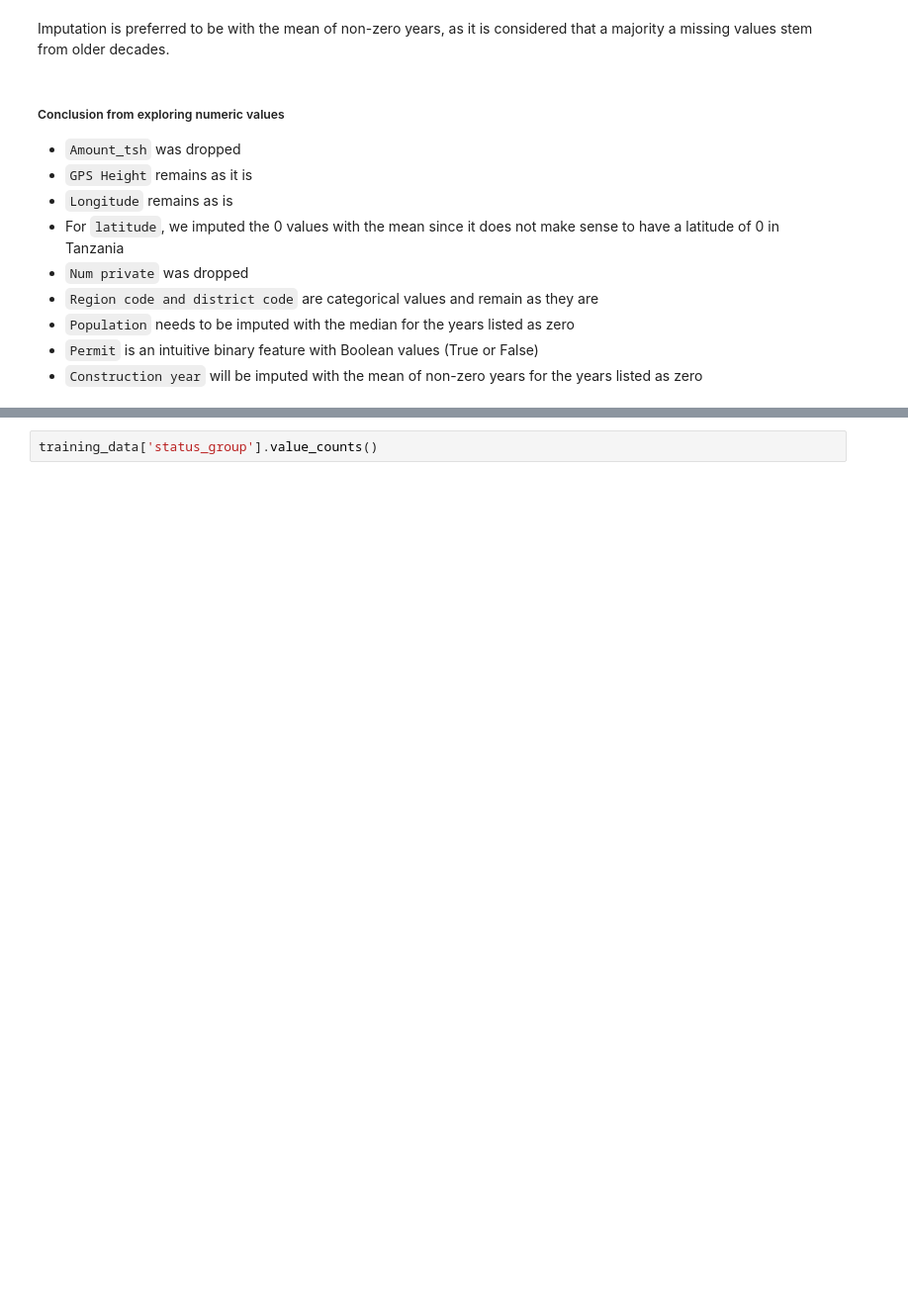
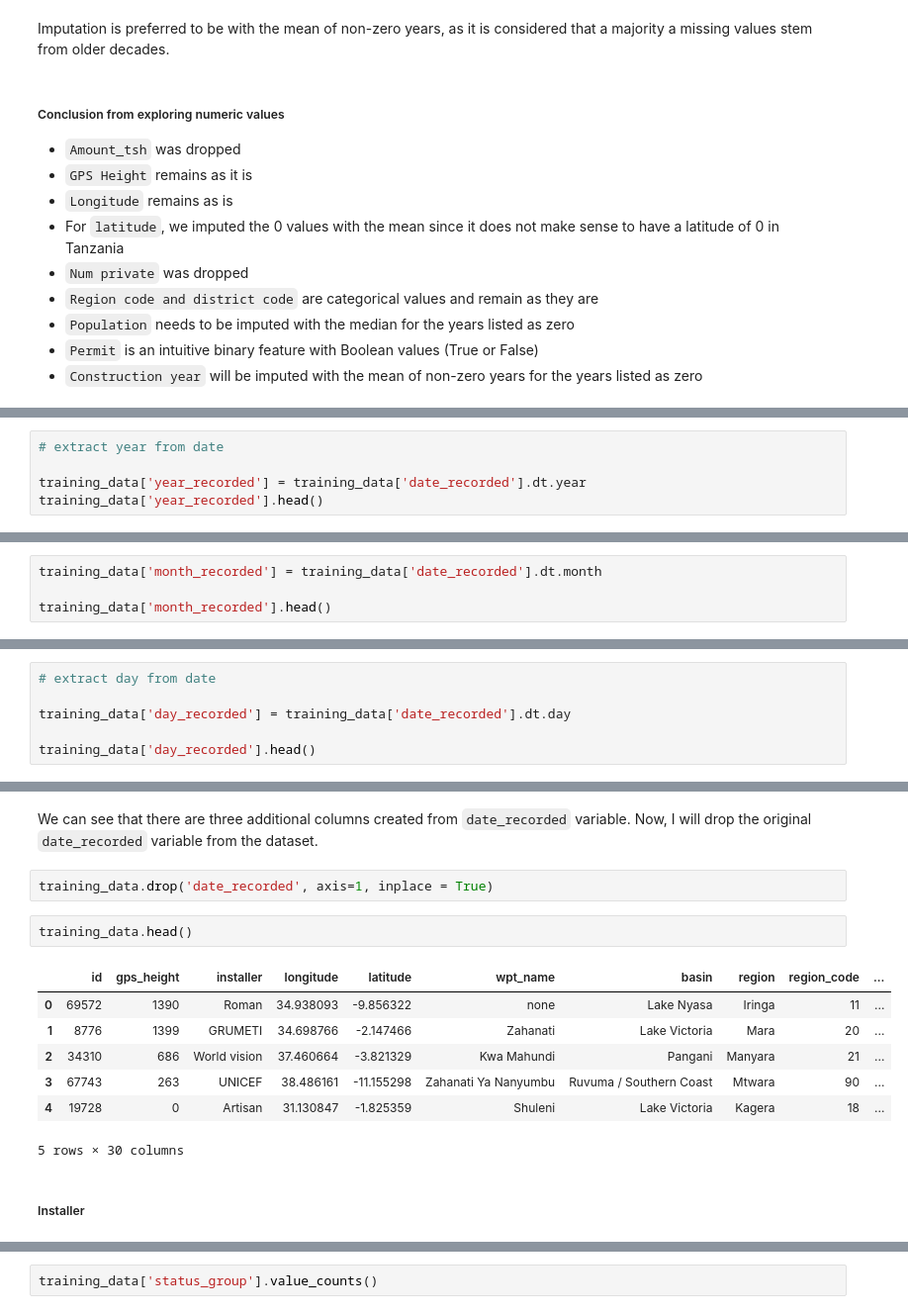
Before and after one commit to KImondorose/phase_3_project-Pump-it-Up-Data-Mining-the-Water-Table, a Jupyter notebook: notebook.ipynb, the cells around one changed output, grey strips where cells are left out. Shown at 99% size. Drawn from its saved outputs; the diff is of its cells as text; blank space fills up the shorter version.

```diff
--- a/notebook.ipynb
+++ b/notebook.ipynb
@@ -953,0 +1035,5 @@ Imputation is preferred to be with the mean of non-zero years, as it is consider
+# %%
+# extract year from date
+
+training_data['year_recorded'] = training_data['date_recorded'].dt.year
+training_data['year_recorded'].head()
@@ -953,0 +1047,4 @@ Imputation is preferred to be with the mean of non-zero years, as it is consider
+# %%
+training_data['month_recorded'] = training_data['date_recorded'].dt.month
+
+training_data['month_recorded'].head()
@@ -953,0 +1058,6 @@ Imputation is preferred to be with the mean of non-zero years, as it is consider
+# %%
+# extract day from date
+
+training_data['day_recorded'] = training_data['date_recorded'].dt.day
+
+training_data['day_recorded'].head()
@@ -953,0 +1093,16 @@ Imputation is preferred to be with the mean of non-zero years, as it is consider
+# %% [markdown]
+We can see that there are three additional columns created from `date_recorded` variable. Now, I will drop the original `date_recorded` variable from the dataset.
+# %%
+training_data.drop('date_recorded', axis=1, inplace = True)
+# %%
+training_data.head()
+# %% [output]
+|  | id | gps_height | installer | longitude | latitude | wpt_name | basin | region | region_code | ... |
+| 0 | 69572 | 1390 | Roman | 34.938093 | -9.856322 | none | Lake Nyasa | Iringa | 11 | ... |
+| 1 | 8776 | 1399 | GRUMETI | 34.698766 | -2.147466 | Zahanati | Lake Victoria | Mara | 20 | ... |
+| 2 | 34310 | 686 | World vision | 37.460664 | -3.821329 | Kwa Mahundi | Pangani | Manyara | 21 | ... |
+| 3 | 67743 | 263 | UNICEF | 38.486161 | -11.155298 | Zahanati Ya Nanyumbu | Ruvuma / Southern Coast | Mtwara | 90 | ... |
+| 4 | 19728 | 0 | Artisan | 31.130847 | -1.825359 | Shuleni | Lake Victoria | Kagera | 18 | ... |
+5 rows × 30 columns
+# %% [markdown]
+##### Installer
```
Also changed, not shown: parts of 76 cells of this notebook, 1 other file.
